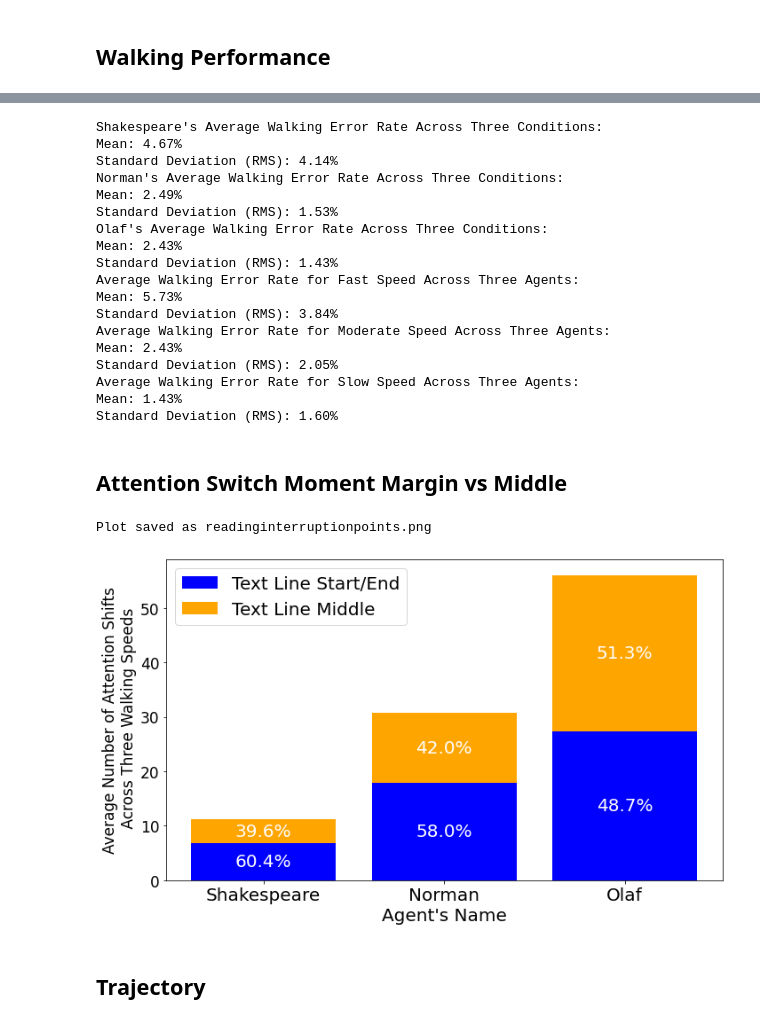
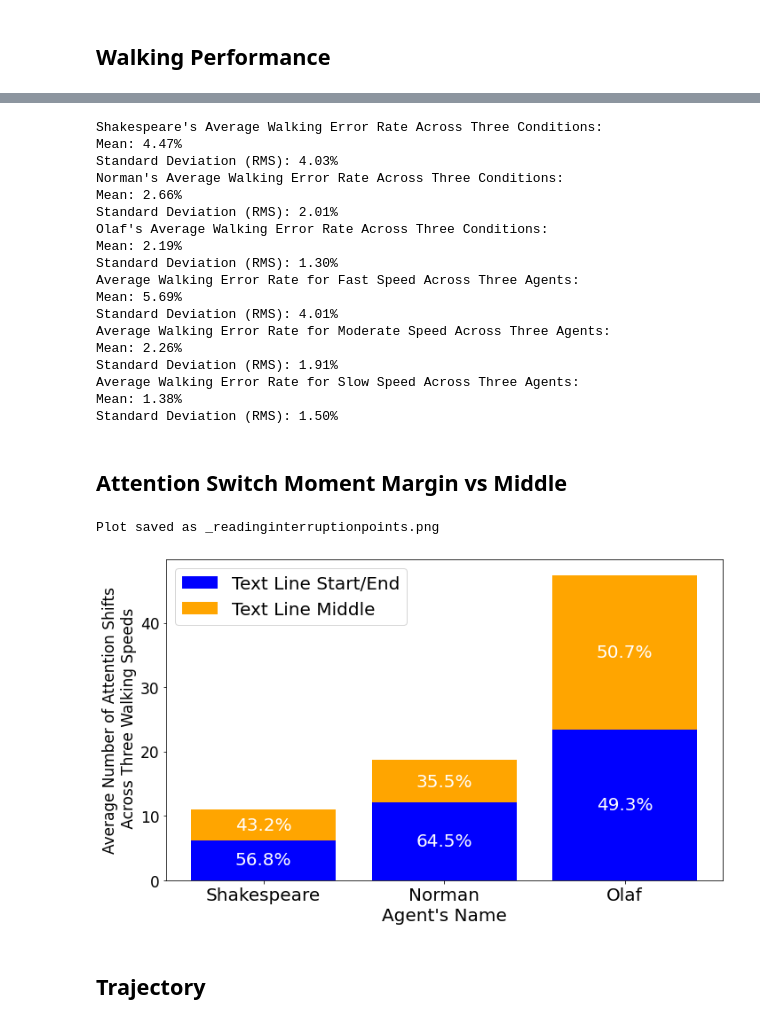
Before and after one commit to BaiYunpeng1949/heads-up-multitasker, a Jupyter notebook: hrl/envs/supervisory_control/results/Figure Drawer Supervisory Control Simulation Results.ipynb, the cells around one changed output, grey strips where cells are left out. Cells and saved outputs as stored; diff of their text form; code cells hidden in the pictures.

Commit message:
0906-hrl-supervisory control-Test norman data. Draw the plot to see whether they make sense.

```diff
--- a/hrl/envs/supervisory_control/results/Figure Drawer Supervisory Control Simulation Results.ipynb
+++ b/hrl/envs/supervisory_control/results/Figure Drawer Supervisory Control Simulation Results.ipynb
@@ -6,10 +6,16 @@ import pandas as pd
 import matplotlib.pyplot as plt
 import matplotlib.patches as patches
 
-agent_a = r'D:\Users\91584\PycharmProjects\uitb-headsup-computing\hrl\envs\supervisory_control\results\08-13_08-32\agent_a_supervisory_control_results.csv'
-agent_b = r'D:\Users\91584\PycharmProjects\uitb-headsup-computing\hrl\envs\supervisory_control\results\08-13_15-39\agent_b_supervisory_control_results.csv'
-# agent_c = r'D:\Users\91584\PycharmProjects\uitb-headsup-computing\hrl\envs\supervisory_control\results\08-14_09-03\agent_c_supervisory_control_results.csv'
-agent_c = r'D:\Users\91584\PycharmProjects\uitb-headsup-computing\hrl\envs\supervisory_control\results\08-15_09-31\agent_c_supervisory_control_results.csv'
+# The original version - Comment temporarily
+# agent_a = r'D:\Users\91584\PycharmProjects\uitb-headsup-computing\hrl\envs\supervisory_control\results\08-13_08-32\agent_a_supervisory_control_results.csv'
+# agent_b = r'D:\Users\91584\PycharmProjects\uitb-headsup-computing\hrl\envs\supervisory_control\results\08-13_15-39\agent_b_supervisory_control_results.csv'
+# # agent_c = r'D:\Users\91584\PycharmProjects\uitb-headsup-computing\hrl\envs\supervisory_control\results\08-14_09-03\agent_c_supervisory_control_results.csv'
+# agent_c = r'D:\Users\91584\PycharmProjects\uitb-headsup-computing\hrl\envs\supervisory_control\results\08-15_09-31\agent_c_supervisory_control_results.csv'
+
+# The new set without training with the cost estimates
+agent_a = r'D:\Users\91584\PycharmProjects\uitb-headsup-computing\hrl\envs\supervisory_control\results\09-05_17-50\Shakespeare_supervisory_control_results.csv'
+agent_b = r'D:\Users\91584\PycharmProjects\uitb-headsup-computing\hrl\envs\supervisory_control\results\09-06_09-36\Norman_supervisory_control_results.csv'
+agent_c = r'D:\Users\91584\PycharmProjects\uitb-headsup-computing\hrl\envs\supervisory_control\results\09-05_17-56\Olaf_supervisory_control_results.csv'
 
 # 1. Reading the CSV files
 df_a = pd.read_csv(agent_a)
@@ -610,23 +619,23 @@ print(f"Mean: {100*mean_slow:.2f}%")
 print(f"Standard Deviation (RMS): {100*std_slow_rms:.2f}%")
 # %% [output]
 Shakespeare's Average Walking Error Rate Across Three Conditions:
-Mean: 4.67%
-Standard Deviation (RMS): 4.14%
+Mean: 4.47%
+Standard Deviation (RMS): 4.03%
 Norman's Average Walking Error Rate Across Three Conditions:
-Mean: 2.49%
-Standard Deviation (RMS): 1.53%
+Mean: 2.66%
+Standard Deviation (RMS): 2.01%
 Olaf's Average Walking Error Rate Across Three Conditions:
-Mean: 2.43%
-Standard Deviation (RMS): 1.43%
+Mean: 2.19%
+Standard Deviation (RMS): 1.30%
 Average Walking Error Rate for Fast Speed Across Three Agents:
-Mean: 5.73%
-Standard Deviation (RMS): 3.84%
+Mean: 5.69%
+Standard Deviation (RMS): 4.01%
 Average Walking Error Rate for Moderate Speed Across Three Agents:
-Mean: 2.43%
-Standard Deviation (RMS): 2.05%
+Mean: 2.26%
+Standard Deviation (RMS): 1.91%
 Average Walking Error Rate for Slow Speed Across Three Agents:
-Mean: 1.43%
-Standard Deviation (RMS): 1.60%
+Mean: 1.38%
+Standard Deviation (RMS): 1.50%
 # %% [markdown]
 ## Attention Switch Moment Margin vs Middle
 # %%
@@ -716,36 +725,37 @@ middle_percentages = [middle_percentage_a, middle_percentage_b, middle_percentag
 fig, ax = plt.subplots(figsize=(10, 6))
 bars_margin = ax.bar(labels, avg_margin_attentions, label='Text Line Start/End', color='blue')
 bars_middle = ax.bar(labels, avg_middle_attentions, bottom=avg_margin_attentions, label='Text Line Middle', color='orange')
 
 # Annotating with percentages
 for i, bar in enumerate(bars_margin):
     height = bar.get_height()
     ax.text(bar.get_x() + bar.get_width()/2., height/2.,
             f'{margin_percentages[i]:.1f}%', ha='center', va='center', color='white', fontsize=20)
 
 for i, bar in enumerate(bars_middle):
     height = bar.get_height()
     ax.text(bar.get_x() + bar.get_width()/2., avg_margin_attentions[i] + height/2.,
             f'{middle_percentages[i]:.1f}%', ha='center', va='center', color='white', fontsize=20)
 
 ax.set_xlabel("Agent's Name", fontsize=20)
 ax.set_ylabel('Average Number of Attention Shifts\n Across Three Walking Speeds', fontsize=17)
 # ax.set_title('Average Attention Switch Interruption Position Distribution by Sentence Position')
 ax.set_xticks(np.arange(len(labels)))  # Set tick locations
 ax.set_xticklabels(labels, fontsize=20)  # Adjust fontsize as desired
 ax.tick_params(axis='y', labelsize=17)  # Adjust the fontsize as desired for y-axis
 ax.legend(loc='upper left', fontsize=20)
 
 plt.tight_layout()
 
 # Save the plot to a local file
-output_filename = 'readinginterruptionpoints.png'
+# output_filename = 'readinginterruptionpoints.png'
+output_filename = '_readinginterruptionpoints.png'
 plt.savefig(output_filename, dpi=300, bbox_inches='tight')
 print(f'Plot saved as {output_filename}')
 plt.show()
 # %% [output]
-Plot saved as readinginterruptionpoints.png
+Plot saved as _readinginterruptionpoints.png
-[figure, old version]
+[figure, new version]
 # %% [markdown]
 ## Trajectory
 # %%
```
Also changed, not shown: parts of 5 cells of this notebook, 8 other files.
